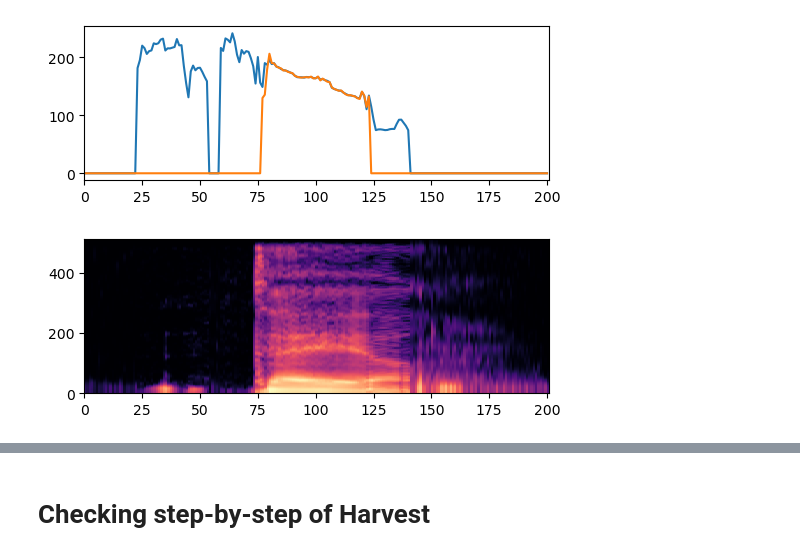
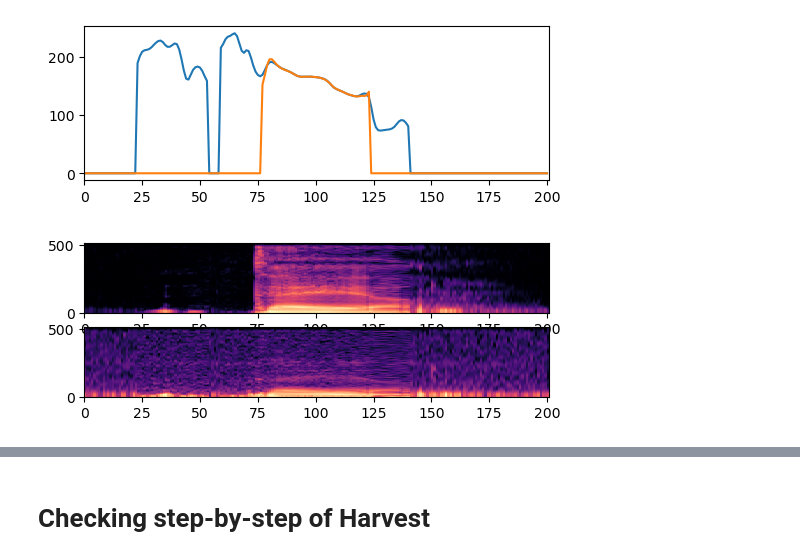
Before and after one commit to imulki/Python-WORLD, a Jupyter notebook: test_hv.ipynb, the cells around one changed output, grey strips where cells are left out. Cells and saved outputs as stored; diff of their text form; code cells hidden in the pictures.

```diff
--- a/test_hv.ipynb
+++ b/test_hv.ipynb
@@ -56,11 +56,13 @@ def savefig(
     # plt.close()
 
 
-def drawmanylines(figlist, figsize = (6.4, 4.8)):
+def drawmanylines(figlist, figsize = (6.4, 4.8), ylim: bool|list = False):
     plt.figure(figsize=figsize)
     for i, f in enumerate(figlist):
         plt.plot(f)
     plt.xlim([0, len(f)])
+    if (type(ylim) != bool):
+        plt.ylim(ylim)
 
 def drawmanydots(figlist):
     plt.figure()
@@ -77,7 +88,7 @@ import IPython.display
 
 # Tale = 268
 # Bat = 101
-audio_path = "/home/imam/vqvae/Vu/Data/f-03-05-268.wav"
+audio_path = "../Vu/Data/f-03-05-268.wav"
 ori_sr = 48000
 tgt_sr = 16000
 y, sr = librosa.load(audio_path, mono=False, sr=ori_sr)
@@ -89,18 +100,21 @@ IPython.display.Audio(ya, rate=tgt_sr)
 # %% [output]
 [interactive output not drawn]
 # %%
-import pyworld as pw
-from world.harvest import total_harvest
+from world.harvest_total import harvest as total_harvest
 
 f0a, t = pw.harvest(ya, tgt_sr)
-f0a = pw.stonemask(ya, f0a, t, tgt_sr)
+# f0a = pw.stonemask(ya, f0a, t, tgt_sr)
 f0b, t = pw.harvest(yb, tgt_sr)
-f0b = pw.stonemask(yb, f0b, t, tgt_sr)
-f0tot = total_harvest(ya, tgt_sr)['f0']
+# f0b = pw.stonemask(yb, f0b, t, tgt_sr)
+f0tot = total_harvest(yb, tgt_sr )['f0']
+# f0tot = pw.stonemask(yb, f0tot, t, tgt_sr)
 
 sea = pw.cheaptrick(ya, f0a, t, tgt_sr)
+apa = pw.d4c(ya, f0a, t, tgt_sr)
+
+seb = pw.cheaptrick(yb, f0a, t, tgt_sr)
 
 figsize = (6, 2)
 drawmanylines([f0a, f0b], figsize=figsize)
-savefig([sea], figsize=figsize)
+savefig([sea,seb], figsize=figsize)
 # %% [output]
@@ -108,2 +122,2 @@ savefig([sea], figsize=figsize)
-[figure, old version]
+[figure, new version]
-[figure, old version]
+[figure, new version]
```
Also changed, not shown: parts of 9 cells of this notebook, 6 other files.
